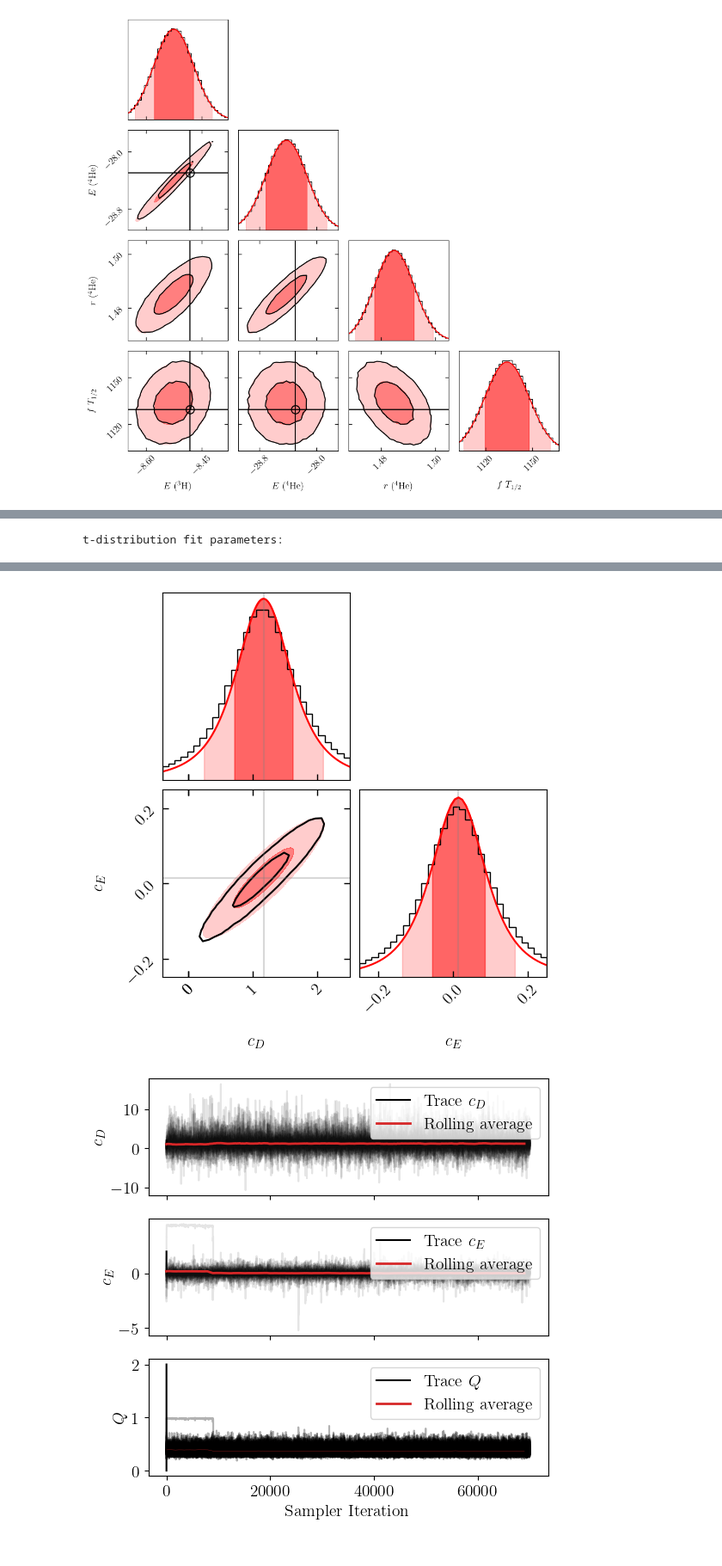
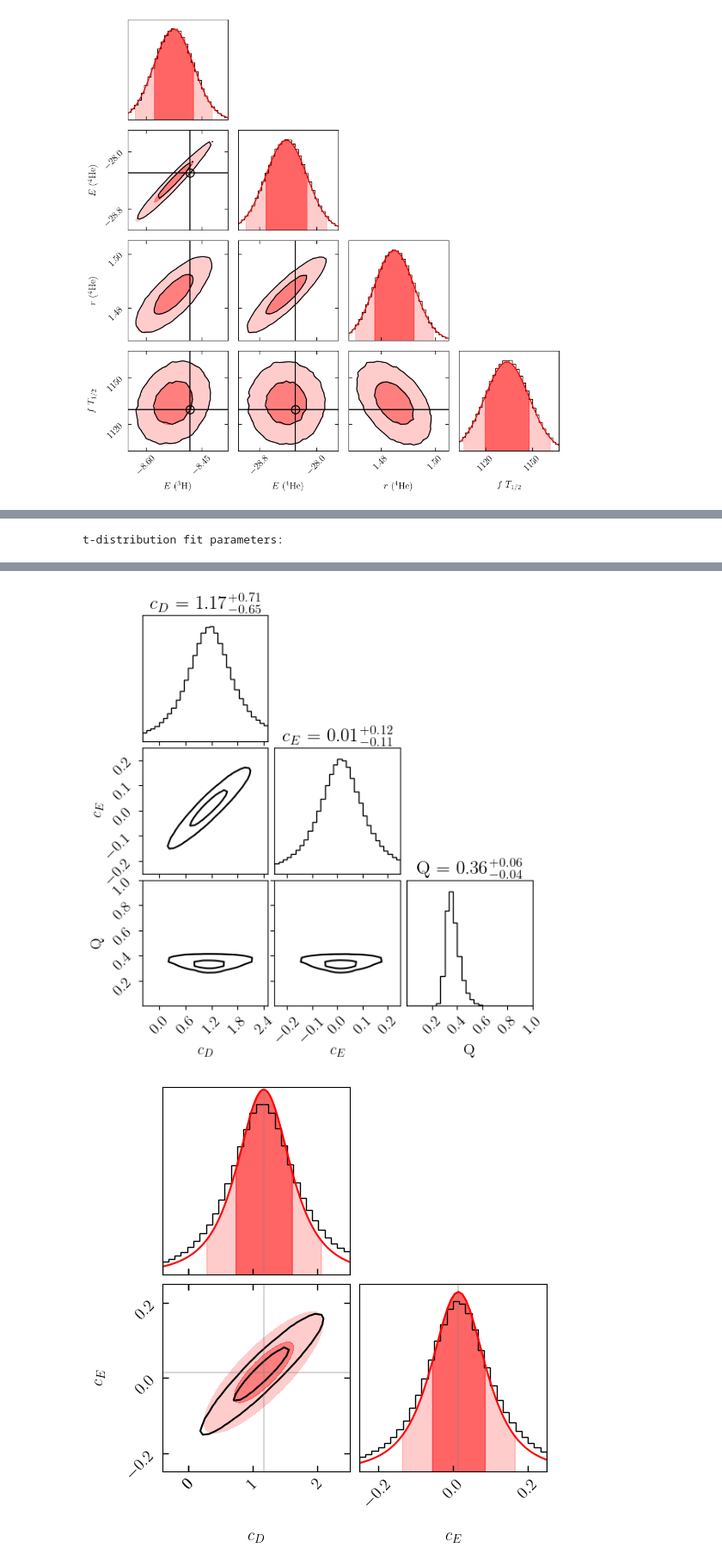
Before and after one commit to stommen/tif285-projects, a Jupyter notebook: project_1/project1_JHOS.ipynb, the cells around one changed output, grey strips where cells are left out. Shown at 86% size. Cells and saved outputs as stored; diff of their text form; code cells hidden in the pictures.

```diff
--- a/project_1/project1_JHOS.ipynb
+++ b/project_1/project1_JHOS.ipynb
@@ -80,13 +80,14 @@ def trace_plotter(sampler, iterations, sampler_idx=None, ndim=2, save=False):
         ndim (int): The number of dimensions of the parameter space.
     """
 
+
     # If we have three parameters (the extra task), plot the trace of Q as well
     if ndim == 3:
         fig_trace, ax_trace = plt.subplots(3, 1, sharex=True, figsize=(6, 6))
         ax_trace[2].plot([0,1,2], [0,1,2], 'k')
         ax_trace[2].plot(running_mean(sampler.chain[:, :iterations, 2].T,factor=0.015),color='tab:red',alpha=1,linewidth = 2)
         ax_trace[2].plot(sampler.chain[:, :iterations, 2].T, color='k', alpha=0.3)
-        ax_trace[2].plot(running_mean(sampler.chain[:, :iterations, 2].T,factor=0.015),color='tab:red',alpha=0.7,linewidth = 0.3)
+        ax_trace[2].plot(running_mean(sampler.chain[:, :iterations, 2].T,factor=0.015),color='tab:red',alpha=1,linewidth = 2)
         ax_trace[2].set_ylabel(r'$Q$')
         ax_trace[2].legend(['Trace $Q$','Rolling average'],loc = 'upper right')
         ax_trace[2].set_xlabel('Sampler Iteration')
@@ -876,9 +877,9 @@ def log_posterior_error(params):
 
 # ----------- Setup the sampling procedure with initial walkers ------------- #
 # Initial position for the walkers
-cD = np.random.normal(0., 1, 25)
-cE = np.random.normal(0., 1, 25)
-Q = np.random.beta(3, 5, 25)
+cD = np.random.normal(0., 1, 50)
+cE = np.random.normal(0., 1, 50)
+Q = np.random.beta(3, 5, 50)
 
 # Create a 2D array of the initial positions and retrieve the number
 
@@ -888,13 +889,11 @@ nwalkers, ndim = pos.T.shape
 
 # ------------------------- Run the MCMC sampler ---------------------------- #
 sampler_3d = emcee.EnsembleSampler(nwalkers, ndim, log_prob_fn=log_posterior_error)
-run_3d = sampler_3d.run_mcmc(pos.T, 70000, progress=True)
+run_3d = sampler_3d.run_mcmc(pos.T, 52000, progress=True)
 # %%
 # ---------------------- Analysis of the MCMC samples ----------------------- #
 
-# fig = corner.corner(flat_samples, labels=[r"$c_D$", r"$c_E$", r"Q"], color='k',
-#                     show_titles=True, bins=30, plot_contours=True, plot_datapoints=False,
-#                     plot_density=False, levels=[0.68, 0.95])#, range=[(0, 2.5), (-0.5, 0.5), (0, 1)])
+
 
 def fit_samples(samples):
     df_cD, loc_cD, _ = stats.t.fit(samples[:, 0])
@@ -985,7 +984,12 @@ def plot_fit(ax, df_fit, loc_fit, scale_fit, cred_region):
     fill(cred_region[0], 0.5)
 
 # Retrieve the samples from the MCMC chain
-flat_samples_3d = sampler_3d.get_chain(discard=20000, thin=1, flat=True)
+flat_samples_3d = sampler_3d.get_chain(discard=2000, thin=1, flat=True)
+
+fig = corner.corner(flat_samples_3d, labels=[r"$c_D$", r"$c_E$", r"Q"], color='k',
+                     show_titles=True, bins=30, plot_contours=True, plot_datapoints=False,
+                     plot_density=False, levels=[0.3, 0.72], range=[(-0.4, 2.5), (-0.25, 0.25), (0, 1)])
+fig.set_size_inches(6, 6)
 print(flat_samples_3d.shape)
 print('Number of samples: ', flat_samples_3d.shape[0])
 # Reshape the flattened samples to a 2D array
@@ -1020,8 +1024,10 @@ for i, ax in enumerate(fig_onlyC.get_axes()):
         cred_region = [cred_1sigma[1], cred_2sigma[1]]
         plot_fit(ax, df_fit, loc_fit[1], np.sqrt(np.diag(scale_fit))[1], cred_region)
 
-trace_plotter(sampler_3d, iterations=70000, ndim=3)
+trace_plotter(sampler_3d, iterations=70000, ndim=3,save=True,sampler_idx='Q')
 t_test(samples_3d)
 
+fig.savefig('Q-plot.pdf',bbox_inches = 'tight')
+fig_onlyC.savefig('C-plot.pdf',bbox_inches = 'tight')
 plt.show()
 # %% [output]
@@ -1038,2 +1044,2 @@ t-distribution fit parameters:
-[figure, old version]
+[figure, new version]
-[figure, old version]
+[figure, new version]
```
Also changed, not shown: parts of 2 cells of this notebook, 6 other files.
